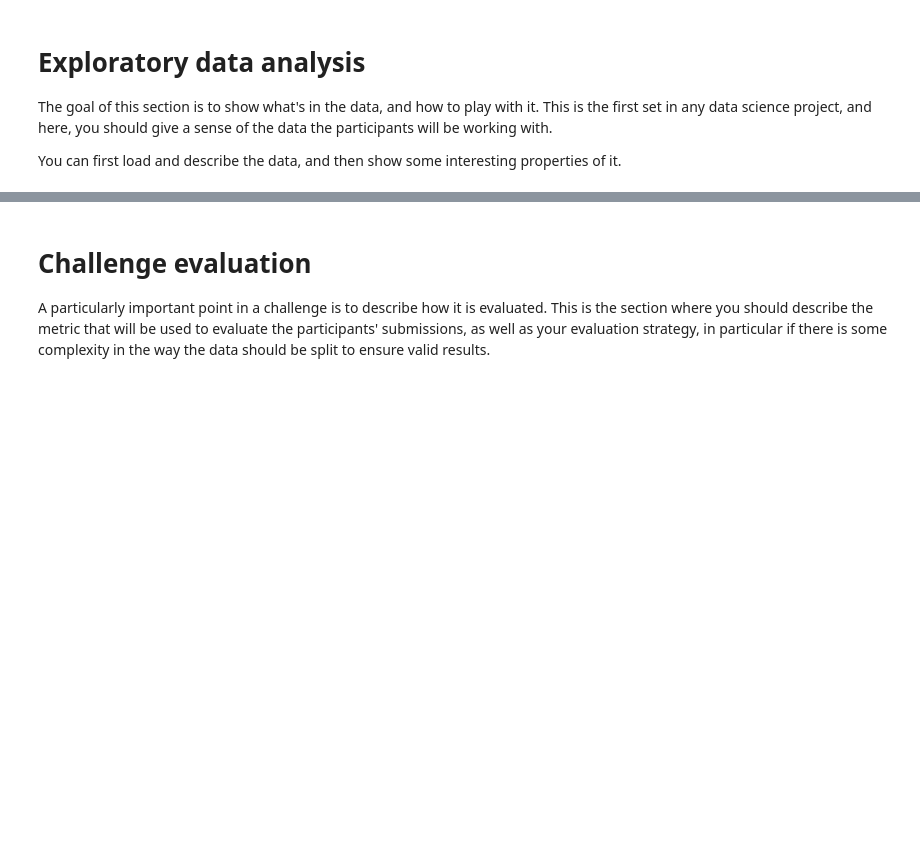
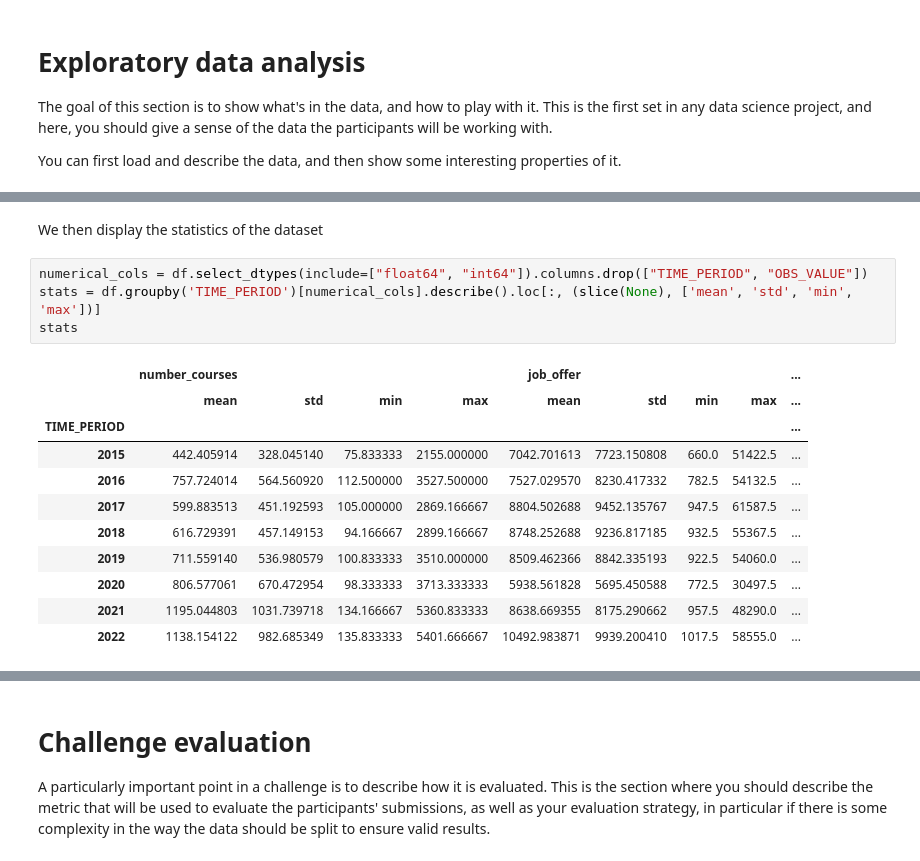
Before and after one commit to BenjaminDschps/data_challenge, a Jupyter notebook: template_starting_kit.ipynb, the cells around one changed output, grey strips where cells are left out. Saved outputs shown, nothing was run; the diff lists cells and outputs as text; blank space fills up the shorter version.

```diff
--- a/template_starting_kit.ipynb
+++ b/template_starting_kit.ipynb
@@ -85,0 +121,18 @@ print(sorted(X_df.TIME_PERIOD.unique()))
+# %% [markdown]
+We then display the statistics of the dataset
+# %%
+numerical_cols = df.select_dtypes(include=["float64", "int64"]).columns.drop(["TIME_PERIOD", "OBS_VALUE"])
+stats = df.groupby('TIME_PERIOD')[numerical_cols].describe().loc[:, (slice(None), ['mean', 'std', 'min', 'max'])]
+stats
+# %% [output]
+|  | number_courses |  |  |  | job_offer |  |  |  | ... |
+|  | mean | std | min | max | mean | std | min | max | ... |
+| TIME_PERIOD |  |  |  |  |  |  |  |  | ... |
+| 2015 | 442.405914 | 328.045140 | 75.833333 | 2155.000000 | 7042.701613 | 7723.150808 | 660.0 | 51422.5 | ... |
+| 2016 | 757.724014 | 564.560920 | 112.500000 | 3527.500000 | 7527.029570 | 8230.417332 | 782.5 | 54132.5 | ... |
+| 2017 | 599.883513 | 451.192593 | 105.000000 | 2869.166667 | 8804.502688 | 9452.135767 | 947.5 | 61587.5 | ... |
+| 2018 | 616.729391 | 457.149153 | 94.166667 | 2899.166667 | 8748.252688 | 9236.817185 | 932.5 | 55367.5 | ... |
+| 2019 | 711.559140 | 536.980579 | 100.833333 | 3510.000000 | 8509.462366 | 8842.335193 | 922.5 | 54060.0 | ... |
+| 2020 | 806.577061 | 670.472954 | 98.333333 | 3713.333333 | 5938.561828 | 5695.450588 | 772.5 | 30497.5 | ... |
+| 2021 | 1195.044803 | 1031.739718 | 134.166667 | 5360.833333 | 8638.669355 | 8175.290662 | 957.5 | 48290.0 | ... |
+| 2022 | 1138.154122 | 982.685349 | 135.833333 | 5401.666667 | 10492.983871 | 9939.200410 | 1017.5 | 58555.0 | ... |
```
Also changed, not shown: parts of 20 cells of this notebook.
